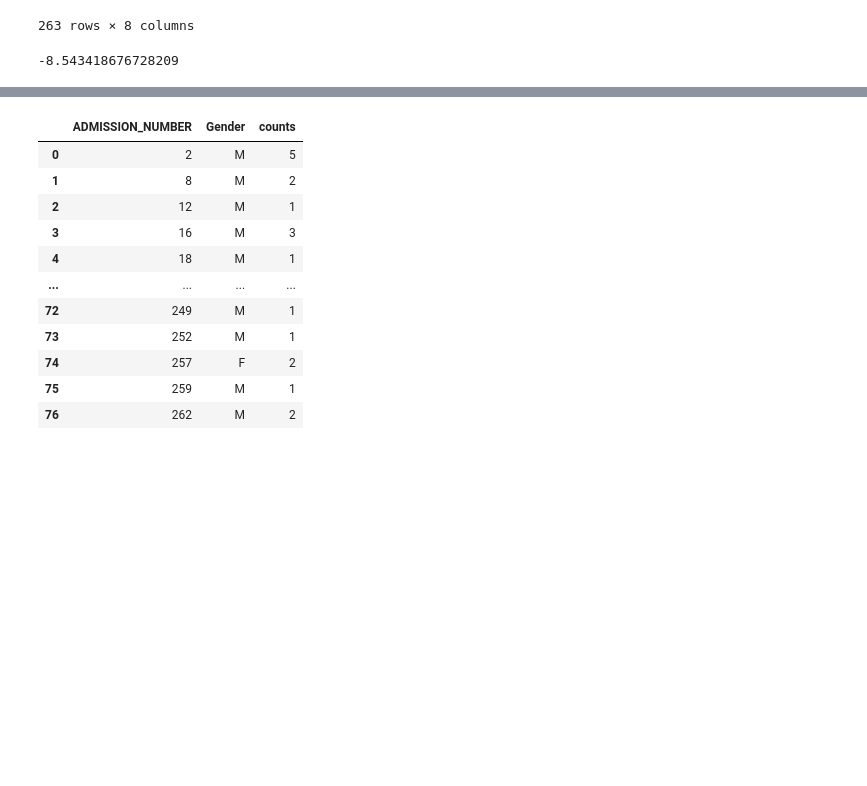
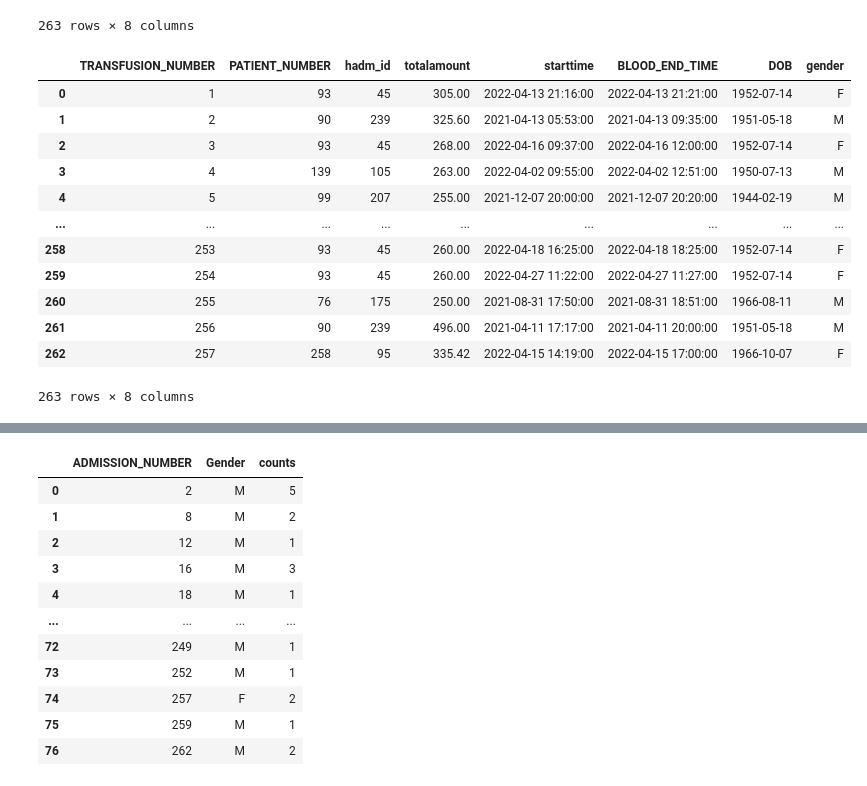
Before and after one commit to lily214754/MIMIC, a Jupyter notebook: EDA/EPIC_EDA.ipynb, the cells around one changed output, grey strips where cells are left out. Cells and saved outputs as stored; diff of their text form; code cells hidden in the pictures; blank space fills up the shorter version.

```diff
--- a/EDA/EPIC_EDA.ipynb
+++ b/EDA/EPIC_EDA.ipynb
@@ -153,10 +170,23 @@ transfusion_patient
 # %%
 # df = transfusion_patient
 # meanf = df.loc[df.Gender == 'F' ].VOLUME.mean()
 # meanm = df.loc[df.Gender == 'M' ].VOLUME.mean()
 # meanf - meanm
+transfusion_patient_format
 # %% [output]
+|  | TRANSFUSION_NUMBER | PATIENT_NUMBER | hadm_id | totalamount | starttime | BLOOD_END_TIME | DOB | gender |
+| 0 | 1 | 93 | 45 | 305.00 | 2022-04-13 21:16:00 | 2022-04-13 21:21:00 | 1952-07-14 | F |
+| 1 | 2 | 90 | 239 | 325.60 | 2021-04-13 05:53:00 | 2021-04-13 09:35:00 | 1951-05-18 | M |
+| 2 | 3 | 93 | 45 | 268.00 | 2022-04-16 09:37:00 | 2022-04-16 12:00:00 | 1952-07-14 | F |
+| 3 | 4 | 139 | 105 | 263.00 | 2022-04-02 09:55:00 | 2022-04-02 12:51:00 | 1950-07-13 | M |
+| 4 | 5 | 99 | 207 | 255.00 | 2021-12-07 20:00:00 | 2021-12-07 20:20:00 | 1944-02-19 | M |
+| ... | ... | ... | ... | ... | ... | ... | ... | ... |
+| 258 | 253 | 93 | 45 | 260.00 | 2022-04-18 16:25:00 | 2022-04-18 18:25:00 | 1952-07-14 | F |
+| 259 | 254 | 93 | 45 | 260.00 | 2022-04-27 11:22:00 | 2022-04-27 11:27:00 | 1952-07-14 | F |
+| 260 | 255 | 76 | 175 | 250.00 | 2021-08-31 17:50:00 | 2021-08-31 18:51:00 | 1966-08-11 | M |
+| 261 | 256 | 90 | 239 | 496.00 | 2021-04-11 17:17:00 | 2021-04-11 20:00:00 | 1951-05-18 | M |
+| 262 | 257 | 258 | 95 | 335.42 | 2022-04-15 14:19:00 | 2022-04-15 17:00:00 | 1966-10-07 | F |
--8.543418676728209
+263 rows × 8 columns
 # %%
 histplot_bloodtransfusion_volume(transfusion_patient_format,"EPIC")
 # %% [output]
```
Also changed, not shown: parts of 5 cells of this notebook, 11 other files.
